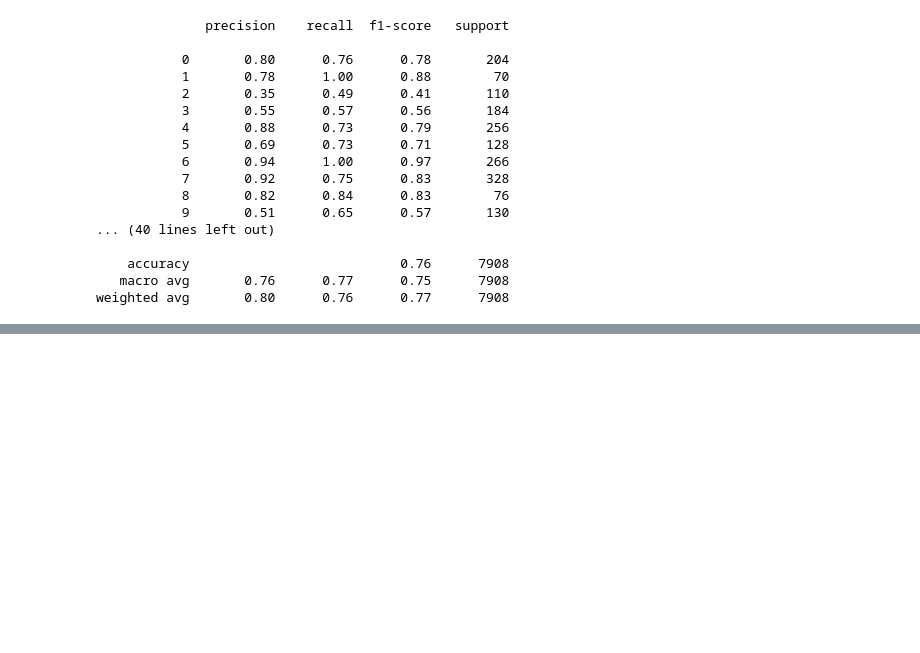
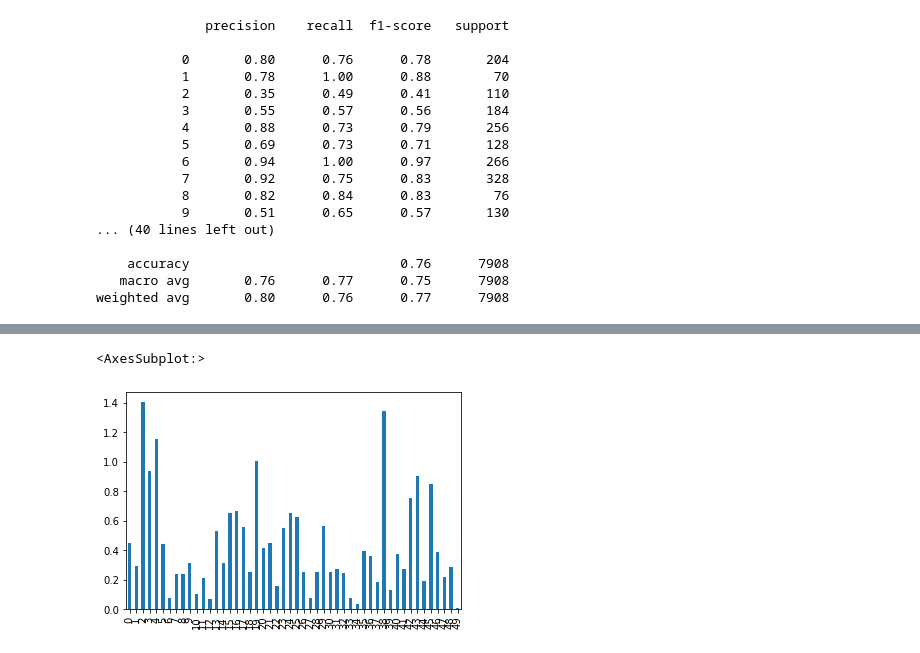
Before and after one commit to EN555/Author-Identification, a Jupyter notebook: notebooks/sentence_based.ipynb, the cells around one changed output, grey strips where cells are left out. Saved outputs shown, nothing was run; the diff lists cells and outputs as text; code cells hidden in the pictures; blank space fills up the shorter version.

```diff
--- a/notebooks/sentence_based.ipynb
+++ b/notebooks/sentence_based.ipynb
@@ -571,0 +492,2 @@ weighted avg       0.80      0.76      0.77      7908
+# %%
+df = merge_datasets(data_path="../Data/C50")
@@ -571,0 +518,17 @@ weighted avg       0.80      0.76      0.77      7908
+# %%
+from PythonCode.Constants import *
+from PythonCode.preprocess.word_embedding_features import num_sentences_based_chucking,tranform_word,preprocess_labels
+def sentence_level_preprocess(X,embedding_table):
+    data = num_sentences_based_chucking(X, NUM_OF_SENTENCE_CHUNK)
+    X_pre = np.zeros((data["y"].size, MAX_LENGTH, 300),dtype=np.float32)
+    for i, text in enumerate(data["X"]):
+        words = nltk.word_tokenize(text)
+        for j, word in enumerate(words):
+            embedding = tranform_word(word, embedding_table)
+            if embedding is not None and j < MAX_LENGTH:
+                X_pre[i, j] = embedding
+    return X_pre, preprocess_labels(data["y"])
+
+X_train, X_test, y_train, y_test = train_test_split(df[TEXT_COLUMN_NAME], df[AUTHOR_NAME_COLUMN_NAME],
+                                                    test_size=TEST_PART)
+X_train, y_train = sentence_level_preprocess(pd.concat([X_train.rename("X"), y_train.rename("y")], axis=1))
@@ -571,0 +546,5 @@ weighted avg       0.80      0.76      0.77      7908
+# %%
+with open('X_train.npy', 'rb') as f:
+    X_train = np.load(f)
+with open('y_train.npy', 'rb') as f:
+    y_train = np.load(f)
@@ -571,0 +577,8 @@ weighted avg       0.80      0.76      0.77      7908
+# %%
+model_name = "sentence_level_preprocess-300"
+X_train, X_val, y_train, y_val = train_test_split(X_train, y_train, test_size=VALIDATION_PART)
+callback = tf.keras.callbacks.EarlyStopping(monitor='val_loss', patience=5)
+model_checkpoint_callback = tf.keras.callbacks.ModelCheckpoint(filepath=f"./{model_name}-checkpoints",
+                                                               save_weights_only=False,
+                                                               monitor='val_accuracy', mode='max',
+                                                               save_best_only=True)
@@ -571,0 +654,5 @@ weighted avg       0.80      0.76      0.77      7908
+# %%
+np.abs(pd.Series(y_test.argmax(axis=-1).flatten()).value_counts()/y_test.shape[0] * 100 - pd.Series(y_train.argmax(axis=-1).flatten()).value_counts()/y_train.shape[0] *100).plot(kind='bar')
+# %% [output]
+<AxesSubplot:>
+[figure, added]
```
Also changed, not shown: parts of 21 cells of this notebook, 2 other files.
